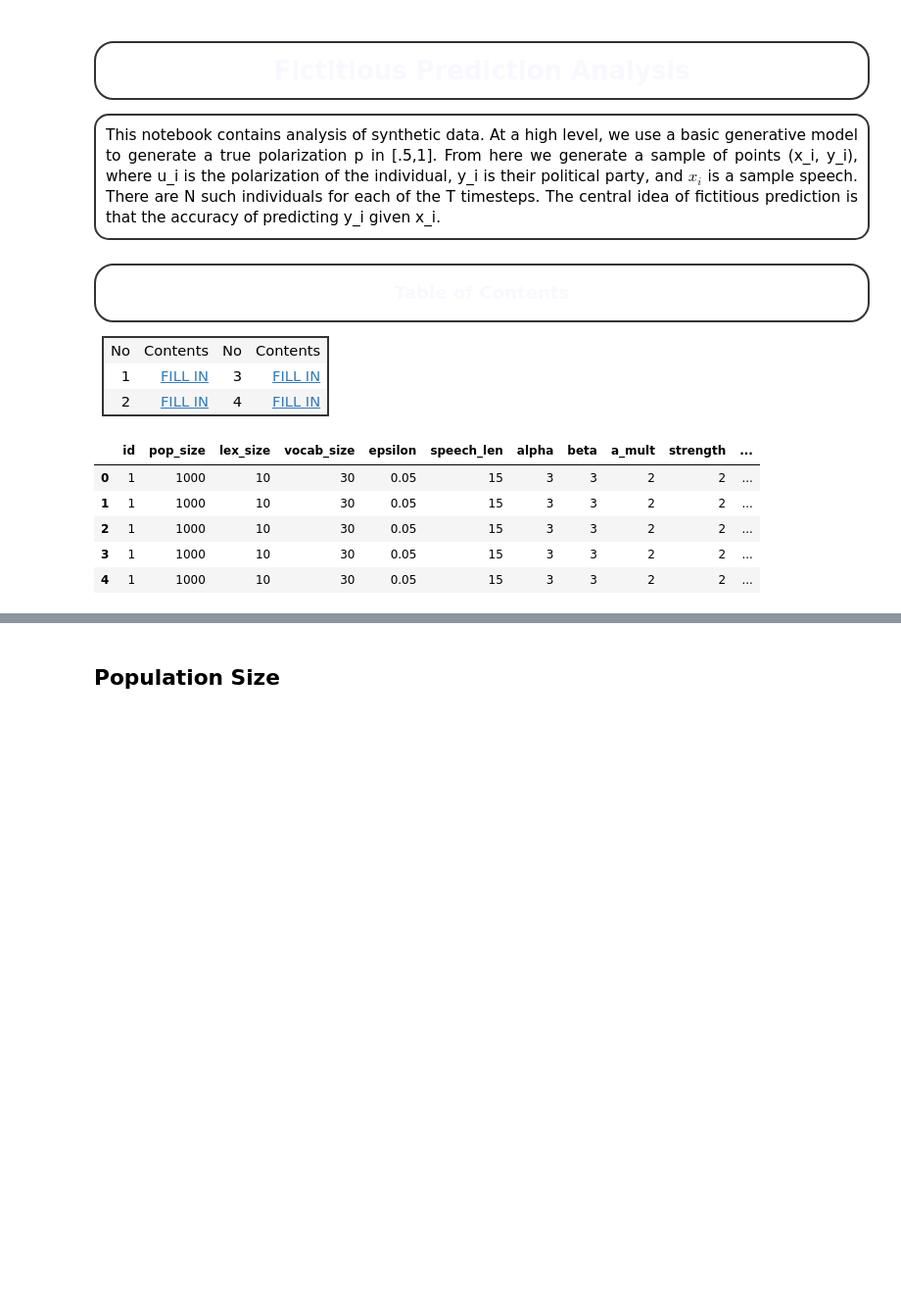
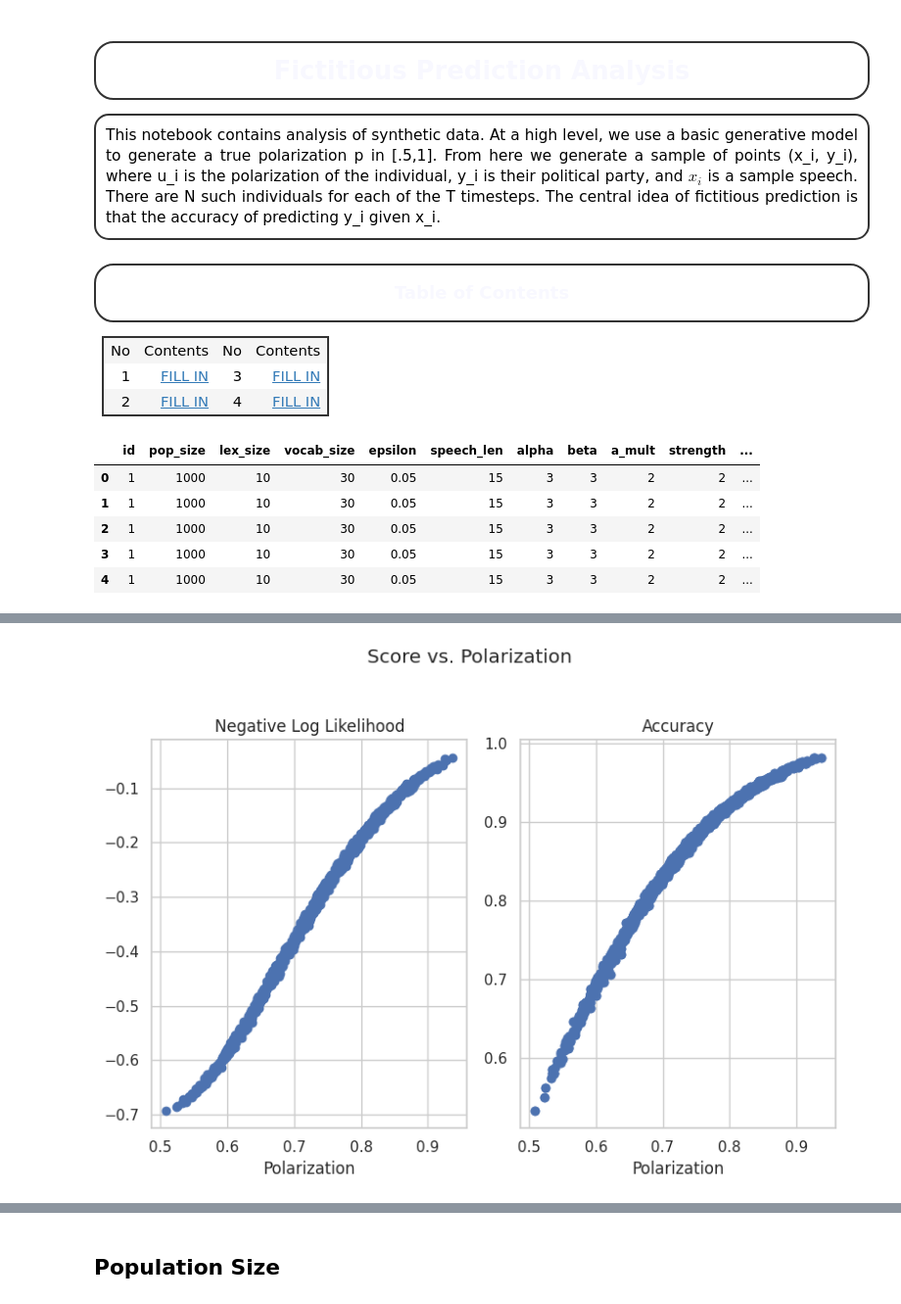
Before and after one commit to jcheigh/fictitious-prediction, a Jupyter notebook: src/analysis.ipynb, the cells around one changed output, grey strips where cells are left out. Shown at 98% size. Saved outputs shown, nothing was run; the diff lists cells and outputs as text; code cells hidden in the pictures; blank space fills up the shorter version.

Commit message:
adding test_gen, which visualizes generation process- going to do calibration later

```diff
--- a/src/analysis.ipynb
+++ b/src/analysis.ipynb
@@ -113,0 +146,20 @@ def plot(dataframe, x='rho', y='score', title=None, savefig=False, plot_desc=Non
+# %%
+sns.set(style="whitegrid")
+fig, axes = plt.subplots(1,2, figsize=(8,6))
+
+ax = axes[0]
+polar = df[df['id'] == 4]
+ax.scatter(polar['rho'], -polar['score'], label='NLL')
+ax.set_title(f"Negative Log Likelihood")
+ax.set_xlabel('Polarization')
+ax = axes[1]
+acc = df[df['id'] == 5]
+ax.scatter(acc['rho'], acc['score'], label='Accuracy')
+ax.set_title('Accuracy')
+ax.set_xlabel('Polarization')
+plt.suptitle('Score vs. Polarization')
+
+plt.tight_layout(rect=[0, 0.03, 1, 0.95])
+plt.show()
+# %% [output]
+[figure, added]
```
Also changed, not shown: parts of 4 cells of this notebook, 9 other files.
